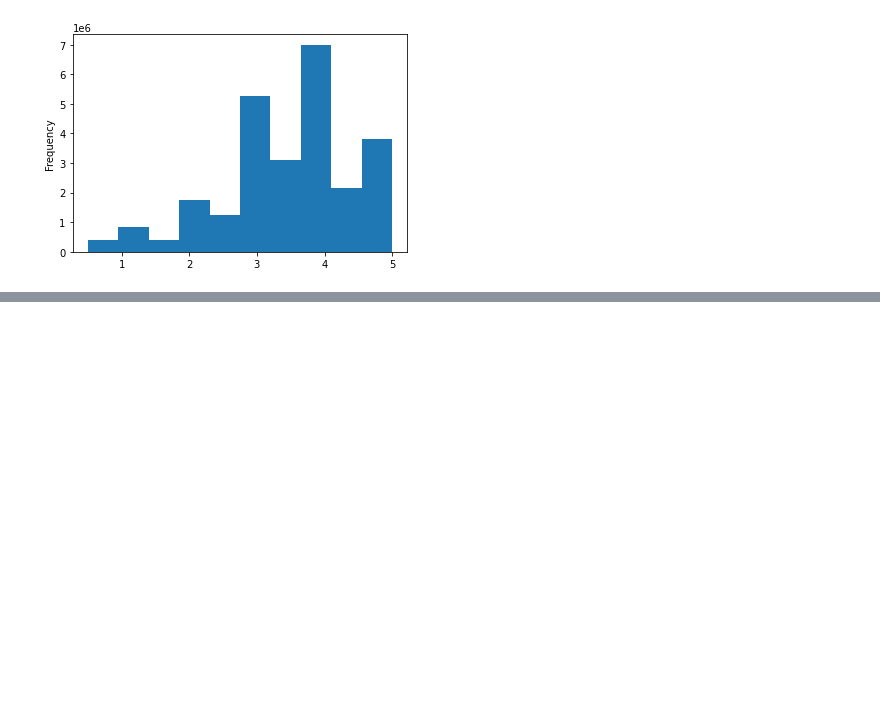
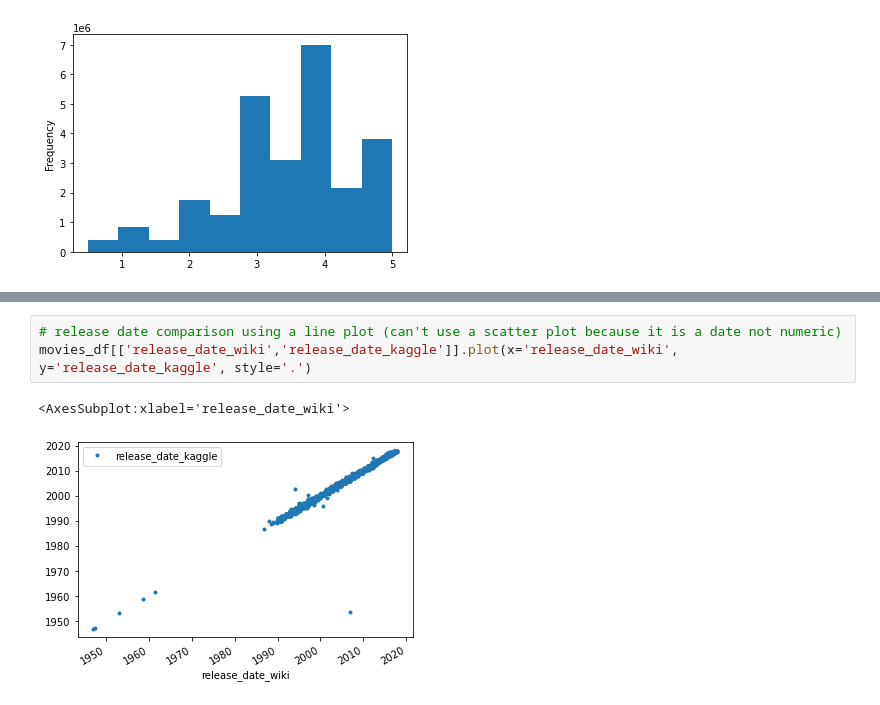
Before and after one commit to hwik1/Movies-ETL, a Jupyter notebook: Movies-ETL.ipynb, the cells around one changed output, grey strips where cells are left out. Drawn from its saved outputs; the diff is of its cells as text; blank space fills up the shorter version.

```diff
--- a/Movies-ETL.ipynb
+++ b/Movies-ETL.ipynb
@@ -851,0 +907,6 @@ Name: rating, dtype: float64
+# %%
+# release date comparison using a line plot (can't use a scatter plot because it is a date not numeric)
+movies_df[['release_date_wiki','release_date_kaggle']].plot(x='release_date_wiki', y='release_date_kaggle', style='.')
+# %% [output]
+<AxesSubplot:xlabel='release_date_wiki'>
+[figure, added]
```
Also changed, not shown: parts of 20 cells of this notebook.
